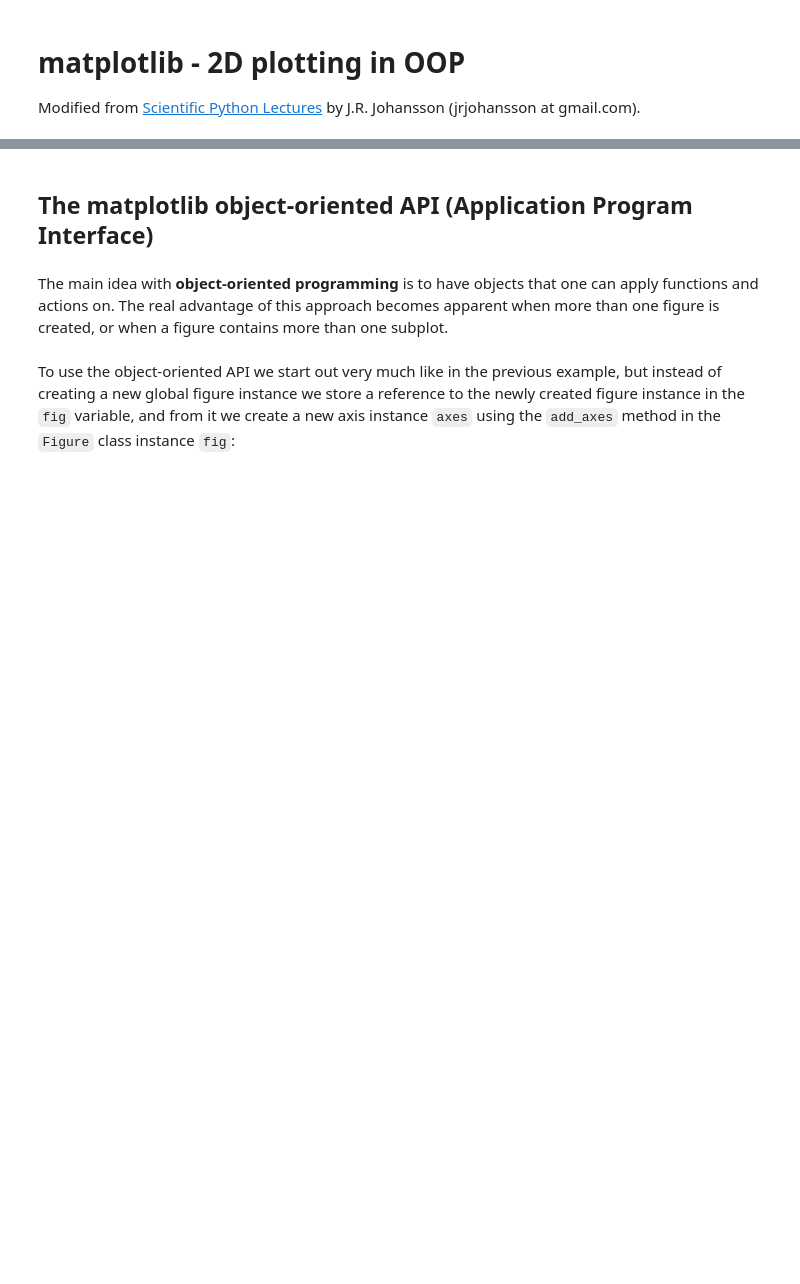
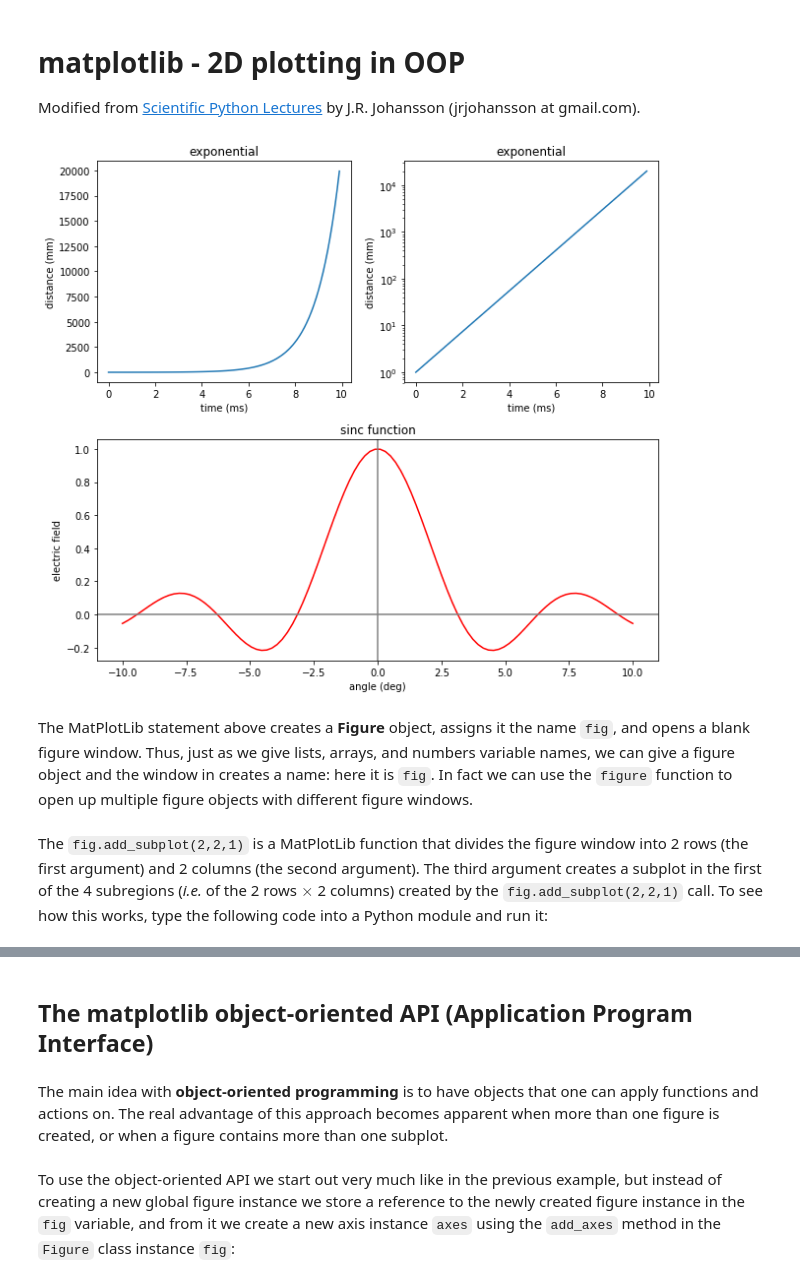
Before and after one commit to ZCWang95/SES494-598, a Jupyter notebook: JupiterLab/LN019-OOP-matplotlib.ipynb, the cells around one changed output, grey strips where cells are left out. Drawn from its saved outputs; the diff is of its cells as text; code cells hidden in the pictures; blank space fills up the shorter version.

```diff
--- a/JupiterLab/LN018-OOP-more.ipynb
+++ b/JupiterLab/LN019-OOP-matplotlib.ipynb
@@ -10,0 +27,36 @@ import numpy as np
+# %%
+# create a figure window
+fig = plt.figure(1, figsize=(9,8))
+
+# subplot: linear plot of exponential
+ax1 = fig.add_subplot(2,2,1)
+ax1.plot(x, y)
+ax1.set_xlabel('time (ms)')
+ax1.set_ylabel('distance (mm)')
+ax1.set_title('exponential')
+
+# subplot: semi-log plot of exponential
+ax2 = fig.add_subplot(2,2,2)
+ax2.plot(x, y)
+ax2.set_yscale('log')
+ax2.set_xlabel('time (ms)')
+ax2.set_ylabel('distance (mm)')
+ax2.set_title('exponential')
+
+# subplot: wide subplot of sinc function
+ax3 = fig.add_subplot(2,1,2)
+ax3.plot(t, z, 'r')
+ax3.axhline(color='gray')
+ax3.axvline(color='gray')
+ax3.set_xlabel('angle (deg)')
+ax3.set_ylabel('electric field')
+ax3.set_title('sinc function')
+
+# Adjusts white space to avoid collisions between subplots
+fig.tight_layout()
+# %% [output]
+[figure, added]
+# %% [markdown]
+The MatPlotLib statement above creates a **Figure** object, assigns it the name `fig`, and opens a blank figure window. Thus, just as we give lists, arrays, and numbers variable names, we can give a figure object and the window in creates a name: here it is `fig`. In fact we can use the `figure` function to open up multiple figure objects with different figure windows.
+# %% [markdown]
+The `fig.add_subplot(2,2,1)` is a MatPlotLib function that divides the figure window into 2 rows (the first argument) and 2 columns (the second argument). The third argument creates a subplot in the first of the 4 subregions (*i.e.* of the 2 rows $\times$ 2 columns) created by the `fig.add_subplot(2,2,1)` call. To see how this works, type the following code into a Python module and run it:
```
Also changed, not shown: parts of 9 cells of this notebook, 20 other files.
